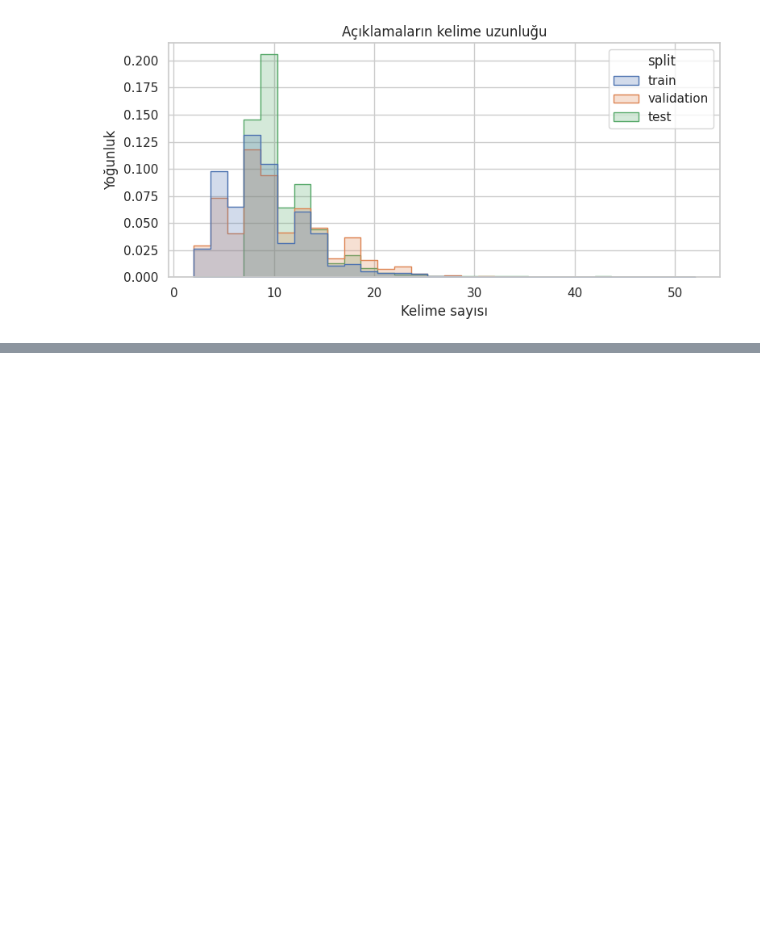
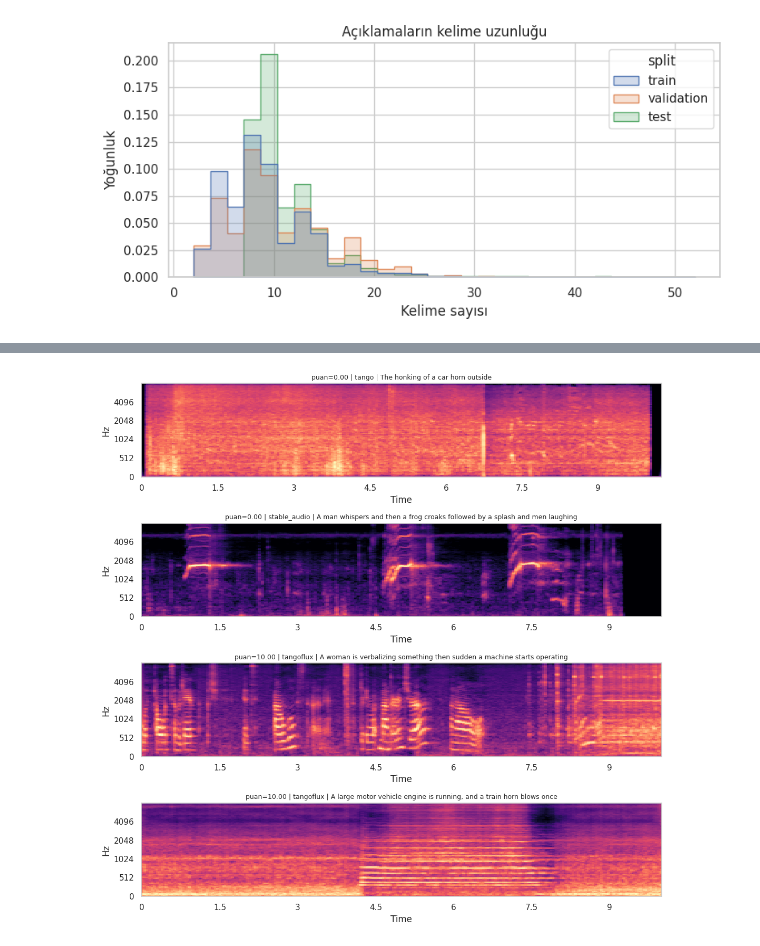
Before and after one commit to bm5201-2026/26832901020_26832901023_BM5201, a Jupyter notebook: assignment1_eda_baseline.ipynb, the cells around one changed output, grey strips where cells are left out. Cells and saved outputs as stored; diff of their text form; code cells hidden in the pictures; blank space fills up the shorter version.

Commit message:
EDA: ses analizi (format, süre, üretici parmak izi, spektrogramlar)

```diff
--- a/assignment1_eda_baseline.ipynb
+++ b/assignment1_eda_baseline.ipynb
@@ -336,0 +439,15 @@ validation ∩ test ortak metin sayısı: 0
+# %%
+# Bu 4 basit ölçüye bakarak sesin hangi modelden geldiği tahmin edilebiliyor mu?
+# Doğruluk şans düzeyinin çok üstündeyse, ses formatı üreticiyi ele veriyor demektir.
+from sklearn.ensemble import RandomForestClassifier
+
+tr_a = df_audio[df_audio.split == "train"]
+va_a = df_audio[df_audio.split == "validation"]
+clf = RandomForestClassifier(n_estimators=200, random_state=0, n_jobs=-1)
+clf.fit(tr_a[AUDIO_COLS], tr_a[MODEL_COL])
+
+acc = (clf.predict(va_a[AUDIO_COLS]) == va_a[MODEL_COL]).mean()
+chance = va_a[MODEL_COL].value_counts(normalize=True).max()
+print(f"Üretici tahmin doğruluğu (validation): {acc:.3f}")
+print(f"Hep en sık modeli tahmin etmek (şans düzeyi): {chance:.3f}")
+display(pd.Series(clf.feature_importances_, index=AUDIO_COLS, name="önem").sort_values(ascending=False).round(3))
@@ -336,0 +482,17 @@ validation ∩ test ortak metin sayısı: 0
+# %%
+# 7.5 En düşük ve en yüksek puanlı iki train sesinin mel-spektrogramı
+# Yatay eksen zaman, dikey eksen frekans, renk şiddet (koyu = sessiz).
+import librosa, librosa.display
+
+examples = pd.concat([tr_a.nsmallest(2, SCORE_COL), tr_a.nlargest(2, SCORE_COL)])
+fig, axes = plt.subplots(len(examples), 1, figsize=(11, 2.7 * len(examples)))
+for ax, r in zip(axes, examples.to_dict("records")):
+    path = audio_path(r["split"], r[FILE_COL], DATA_ROOT)
+    y, sr = librosa.load(path, sr=None)
+    S = librosa.power_to_db(librosa.feature.melspectrogram(y=y, sr=sr), ref=np.max)
+    librosa.display.specshow(S, sr=sr, x_axis="time", y_axis="mel", ax=ax)
+    ax.set_title(f"puan={r[SCORE_COL]:.2f} | {r[MODEL_COL]} | {r[TEXT_COL][:75]}", fontsize=9)
+plt.tight_layout()
+plt.show()
+# %% [output]
+[figure, added]
```
Also changed, not shown: parts of 8 cells of this notebook.
